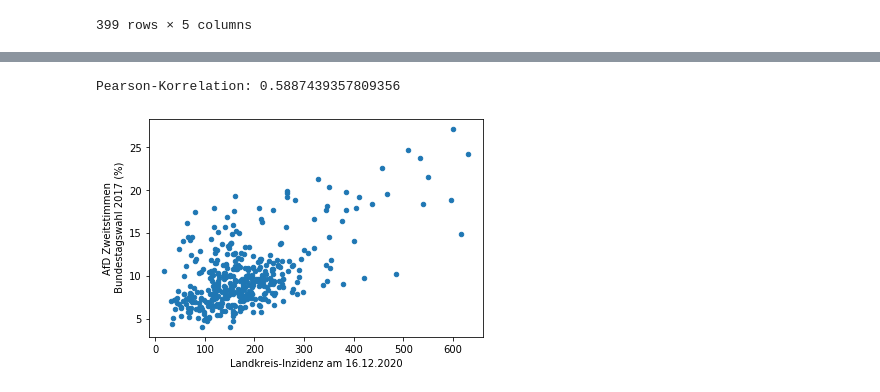
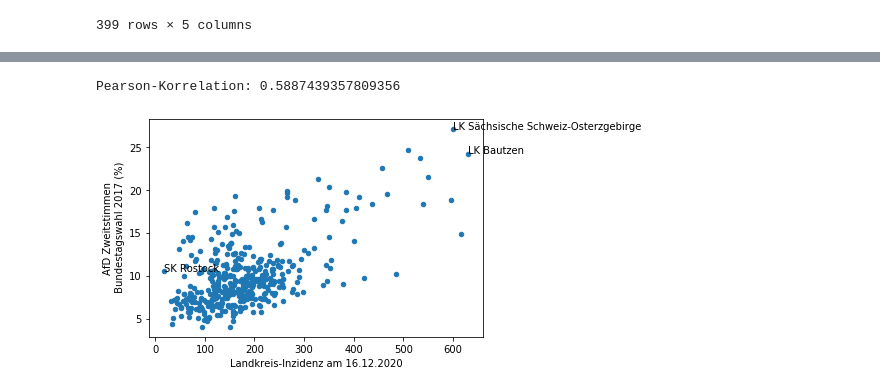
Before and after one commit to florianst/datascience_side, a Jupyter notebook: incidence_corr_afd.ipynb, the cells around one changed output, grey strips where cells are left out. Cells and saved outputs as stored; diff of their text form; code cells hidden in the pictures.

Commit message:
add a few labels

```diff
--- a/incidence_corr_afd.ipynb
+++ b/incidence_corr_afd.ipynb
@@ -64,7 +64,8 @@ covidcases
 | 16077 | LK Altenburger Land | 418 | 468 | 15061 | 77281 |
 399 rows × 5 columns
 # %%
-plot_data = covidcases[['Inzidenz', 'AfD', 'Zweitstimmen_gesamt']].astype(float)
+plot_data = covidcases[['Inzidenz', 'AfD', 'Zweitstimmen_gesamt', 'Landkreis']]
+plot_data[['Inzidenz', 'AfD', 'Zweitstimmen_gesamt']] = plot_data[['Inzidenz', 'AfD', 'Zweitstimmen_gesamt']].astype(float)
 plot_data['AfD'] = plot_data['AfD']/plot_data['Zweitstimmen_gesamt']*100
 plot_data
 # %% [output]
@@ -84,10 +95,18 @@ plot_data
 # %%
 %matplotlib inline
-plot_data.plot.scatter('Inzidenz', 'AfD')
+ax = plot_data.plot.scatter('Inzidenz', 'AfD')
 plt.xlabel("Landkreis-Inzidenz am 16.12.2020")
 plt.ylabel("AfD Zweitstimmen\n Bundestagswahl 2017 (%)")
 
+# label a few interesting points
+max_incidence = plot_data.iloc[plot_data['Inzidenz'].argmax()]
+max_vote      = plot_data.iloc[plot_data['AfD'].argmax()]
+min_incidence = plot_data.iloc[plot_data['Inzidenz'].argmin()]
+
+for point in [max_incidence, max_vote, min_incidence]:
+    ax.text(point['Inzidenz'], point['AfD'], point['Landkreis'])
+
 print("Pearson-Korrelation:", plot_data['Inzidenz'].corr(plot_data['AfD']))
 # %% [output]
 Pearson-Korrelation: 0.5887439357809356
-[figure, old version]
+[figure, new version]
```
Also changed, not shown: parts of 1 cell of this notebook.
